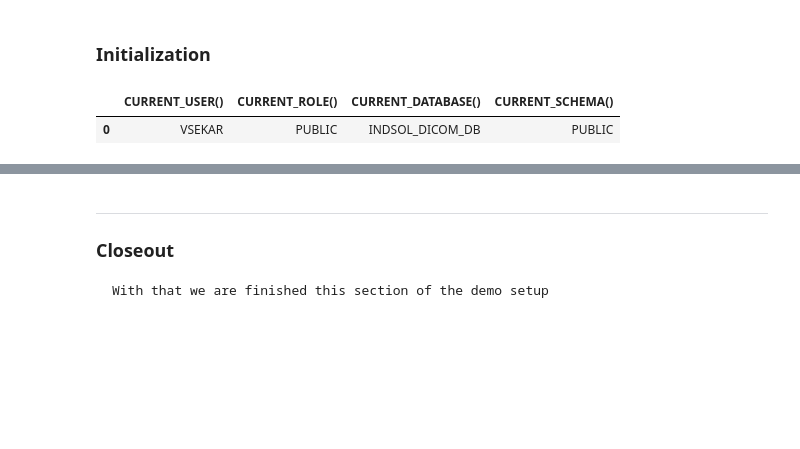
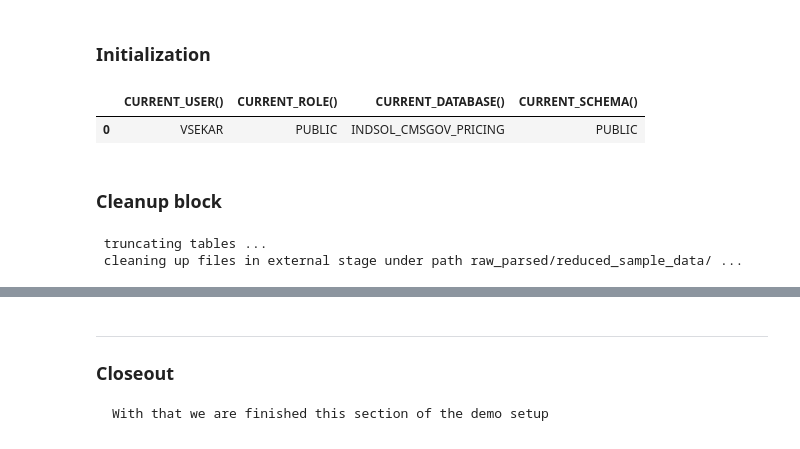
Before and after one commit to Snowflake-Labs/CMSgov-pricing-transparency, a Jupyter notebook: src/notebook/Load_segments.ipynb, the cells around one changed output, grey strips where cells are left out. Saved outputs shown, nothing was run; the diff lists cells and outputs as text; code cells hidden in the pictures; blank space fills up the shorter version.

```diff
--- a/src/notebook/Load_segments.ipynb
+++ b/src/notebook/Load_segments.ipynb
@@ -7,5 +15,5 @@ We will be performing:
 # %%
-
+# Initialization block
 from IPython.display import display, HTML, Image , Markdown
 from snowflake.snowpark.session import Session
 import snowflake.snowpark.types as T
@@ -13,32 +21,62 @@ import snowflake.snowpark.functions as F
 import os ,configparser ,json ,logging
 
 # Import the commonly defined utility scripts using
 # dynamic path include
 import sys
 sys.path.append('../python/lutils')
 import sflk_base as L
 
 display(Markdown("### Initialization"))
 logging.basicConfig(stream=sys.stdout, level=logging.ERROR)
 
 # Source various helper functions
 %run ./scripts/notebook_helpers.py
 
 # Define the project home directory, this is used for locating the config.ini file
 PROJECT_HOME_DIR = '../../'
 config = L.get_config(PROJECT_HOME_DIR)
 sp_session = L.connect_to_snowflake(PROJECT_HOME_DIR)
 
 if(sp_session == None):
     raise Exception(f'Unable to connect to snowflake. Validate connection information ')
 
 sp_session.use_role(f'''{config['APP_DB']['role']}''')
 sp_session.use_schema(f'''{config['APP_DB']['database']}.{config['APP_DB']['schema']}''')
-sp_session.use_warehouse(f'''{config['APP_DB']['snow_opt_wh']}''')
+sp_session.use_warehouse(f'''{config['SNOW_CONN']['warehouse']}''')
 
 df = sp_session.sql('select current_user() ,current_role() ,current_database() ,current_schema();').to_pandas()
 display(df)
 # %% [output]
 ### Initialization
 |  | CURRENT_USER() | CURRENT_ROLE() | CURRENT_DATABASE() | CURRENT_SCHEMA() |
-| 0 | VSEKAR | PUBLIC | INDSOL_DICOM_DB | PUBLIC |
+| 0 | VSEKAR | PUBLIC | INDSOL_CMSGOV_PRICING | PUBLIC |
+# %%
+import pandas as pd
+
+pd.set_option('display.max_colwidth', None)
+
+display(Markdown("### Cleanup block"))
+# We will cleanup specific resources and artifacts from possible previous runs.
+
+stmts = [
+    f''' truncate table segment_task_execution_status; '''
+    ,f''' truncate table task_to_segmentids; '''
+    ,f''' truncate table in_network_rates_segment_header; '''
+    ,f''' alter stage {config['APP_DB']['ext_stage']} refresh; '''
+]
+
+print(' truncating tables ...')
+for stmt in stmts:
+    sp_session.sql(stmt).collect()
+
+print(f''' cleaning up files in external stage under path {config['APP_DB']['folder_parsed']}/reduced_sample_data/ ...''')
+
+stmt = f''' select relative_path from directory(@{config['APP_DB']['ext_stage']}) where relative_path like '%{config['APP_DB']['folder_parsed']}/reduced_sample_data/%'; '''
+files = sp_session.sql(stmt).collect()
+for r in files:
+    stmt = f''' remove @{config['APP_DB']['ext_stage']}/{r['RELATIVE_PATH']}; '''
+    sp_session.sql(stmt).collect()
+# %% [output]
+### Cleanup block
+ truncating tables ...
+ cleaning up files in external stage under path raw_parsed/reduced_sample_data/ ...
```
Also changed, not shown: parts of 11 cells of this notebook.
